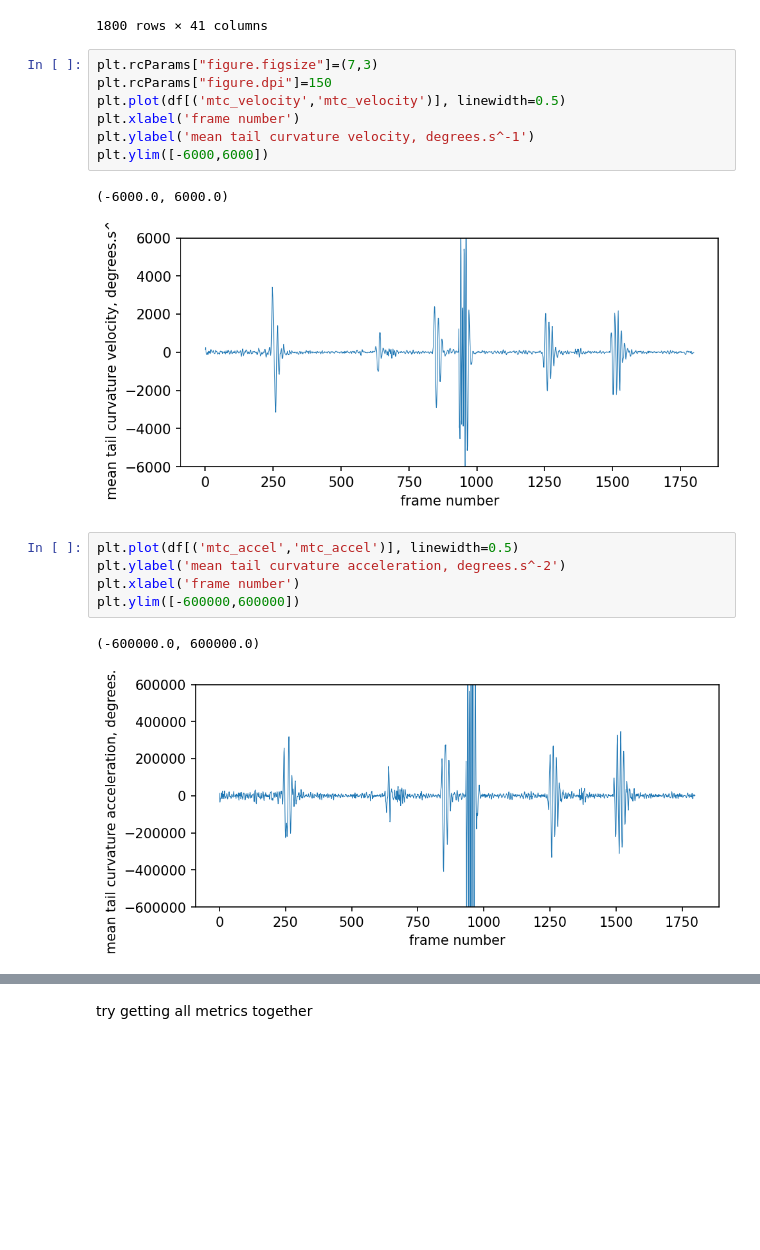
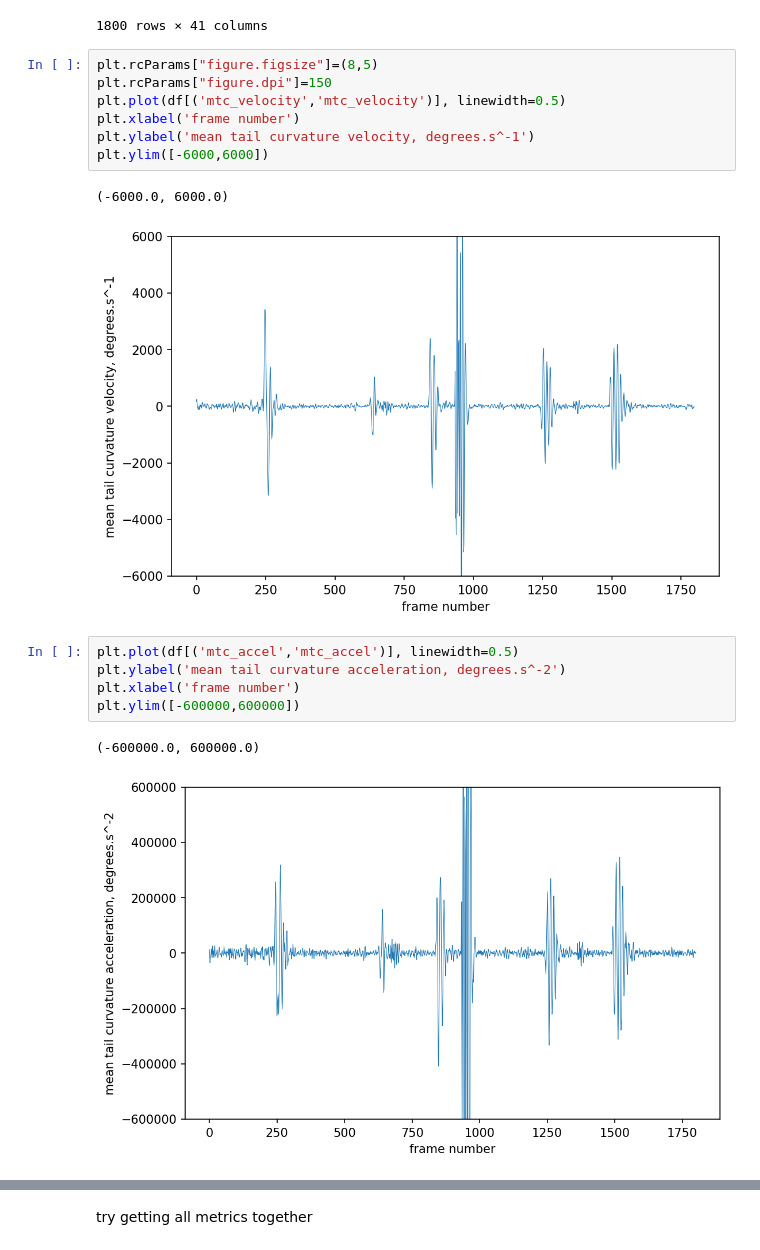
Before and after one commit to Scott-Lab-QBI/Scholz_et_al_2025_DLC-SLEAP_Analysis, a Jupyter notebook: Python/functionalities_test.ipynb, the cells around one changed output, grey strips where cells are left out. Cells and saved outputs as stored; diff of their text form; blank space fills up the shorter version.

```diff
--- a/Python/functionalities_test.ipynb
+++ b/Python/functionalities_test.ipynb
@@ -1003,15 +1003,15 @@ df
 | 1799 | 159.125198 | 34.097206 | 161.775989 | 27.808801 | 0.388435 | -0.921476 | 247.142817 | 0.004470 | ... |
 1800 rows × 41 columns
 # %%
-plt.rcParams["figure.figsize"]=(7,3)
+plt.rcParams["figure.figsize"]=(8,5)
 plt.rcParams["figure.dpi"]=150
 plt.plot(df[('mtc_velocity','mtc_velocity')], linewidth=0.5)
 plt.xlabel('frame number')
 plt.ylabel('mean tail curvature velocity, degrees.s^-1')
 plt.ylim([-6000,6000])
 # %% [output]
 (-6000.0, 6000.0)
-[figure, old version]
+[figure, new version]
 # %%
 plt.plot(df[('mtc_accel','mtc_accel')], linewidth=0.5)
 plt.ylabel('mean tail curvature acceleration, degrees.s^-2')
@@ -1019,7 +1019,7 @@ plt.xlabel('frame number')
 plt.ylim([-600000,600000])
 # %% [output]
 (-600000.0, 600000.0)
-[figure, old version]
+[figure, new version]
 # %%
 plt.plot(mtc_metrics_smooth[('mtc','mtc')], linewidth=0.5)
 plt.ylabel('mean tail curvature, degrees')
```
Also changed, not shown: parts of 8 cells of this notebook, 3 other files.
